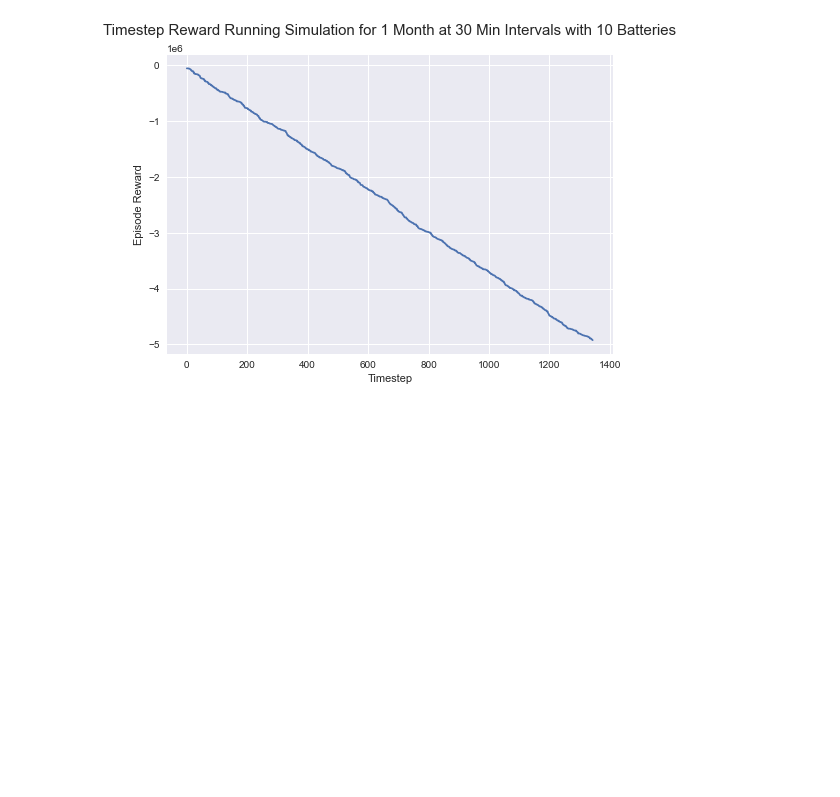
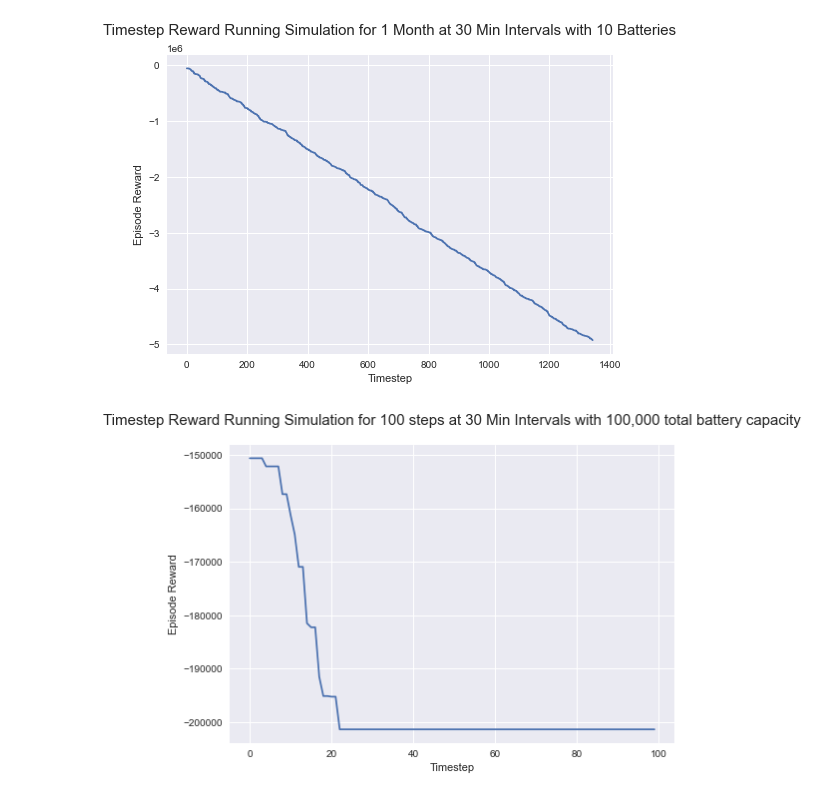
Before and after one commit to amzn/supply-chain-simulation-environment, a Jupyter notebook: src/scse/main/simulation_investigation.ipynb, the cells around one changed output. Cells and saved outputs as stored; diff of their text form; code cells hidden in the pictures; blank space fills up the shorter version.

```diff
--- a/src/scse/main/simulation_investigation.ipynb
+++ b/src/scse/main/simulation_investigation.ipynb
@@ -65,3 +65,18 @@ plt.style.use('seaborn')
 plt.show()
 # %% [output]
 [figure]
+# %%
+# Test running the simulation with huge battery capacity
+
+cum_reward = run_simulation(time_horizon=100, num_batteries=100, max_battery_capacity=1000)
+# %%
+# Plot rewards at each step for each simulation
+
+plt.plot(range(len(cum_reward)), cum_reward)
+plt.title("Timestep Reward Running Simulation for 100 steps at 30 Min Intervals with 100,000 total battery capacity", fontsize=15, pad=20)
+plt.xlabel('Timestep')
+plt.ylabel('Episode Reward')
+plt.style.use('seaborn')
+plt.show()
+# %% [output]
+[figure, added]
```
Also changed, not shown: 4 other files.
